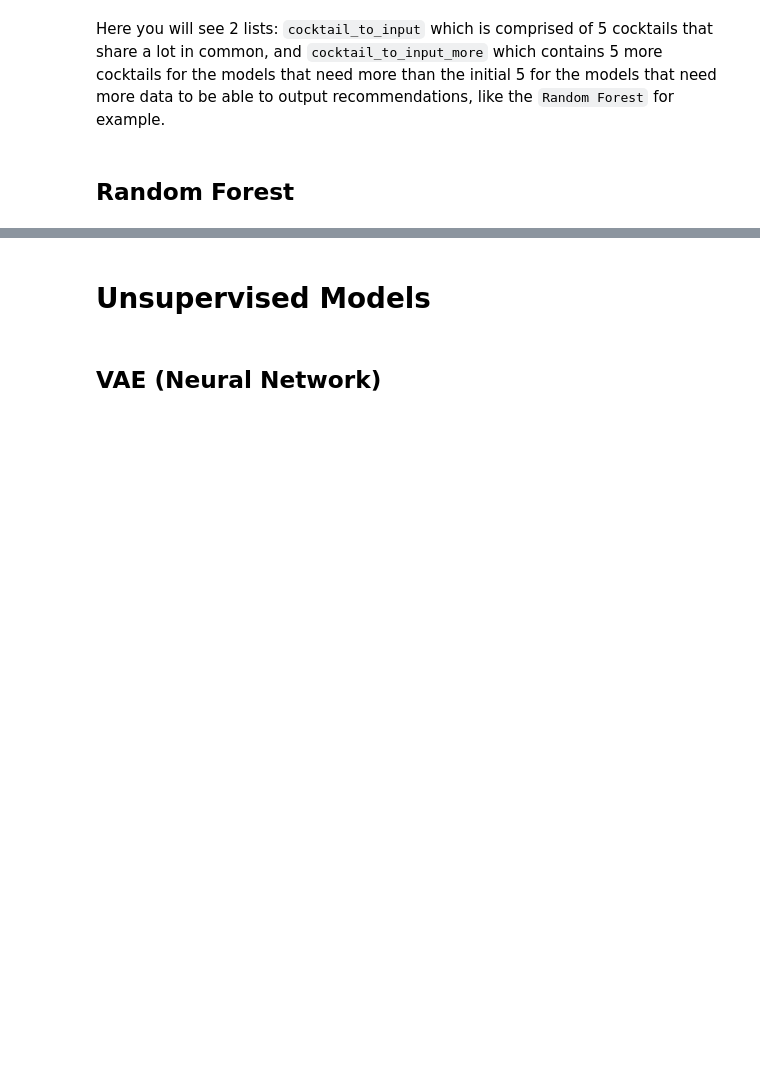
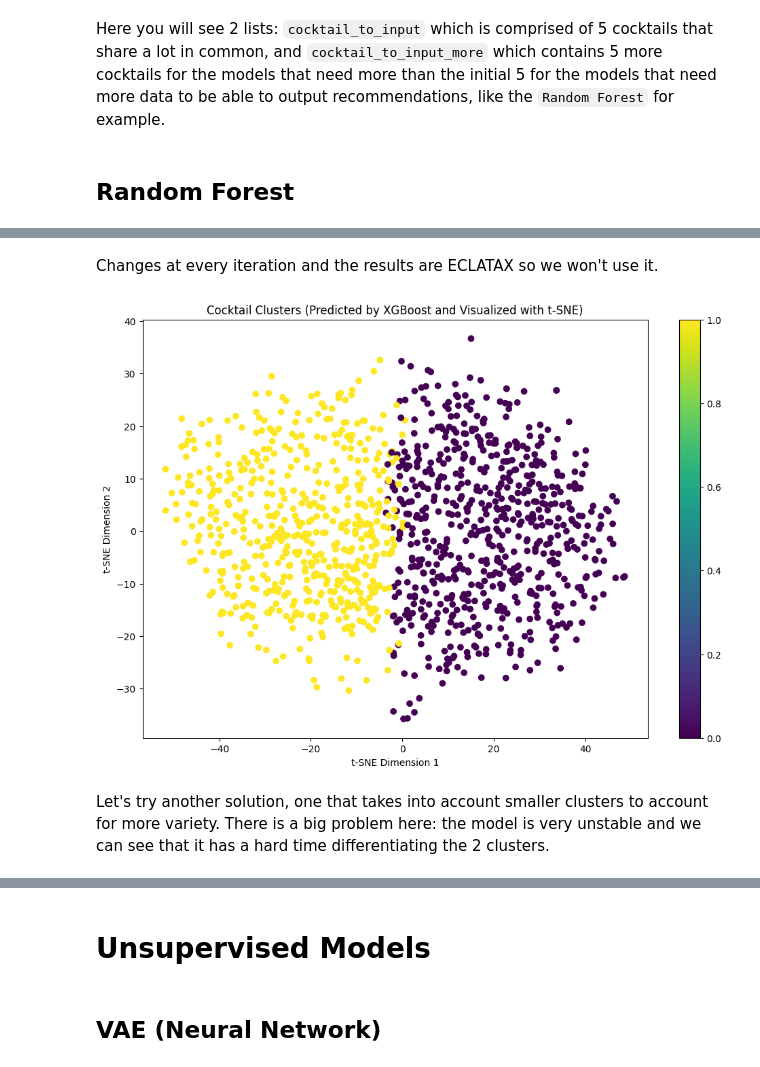
Before and after one commit to whodatboiii/Machine-Learning-Project-in-BA, a Jupyter notebook: difford_scrape.ipynb, the cells around one changed output, grey strips where cells are left out. Drawn from its saved outputs; the diff is of its cells as text; code cells hidden in the pictures; blank space fills up the shorter version.

```diff
--- a/difford_scrape.ipynb
+++ b/difford_scrape.ipynb
@@ -830,0 +941,15 @@ plt.show()
+# %% [markdown]
+Changes at every iteration and the results are ECLATAX so we won't use it.
+# %%
+# Create a scatter plot
+plt.figure(figsize=(12, 8))
+scatter = plt.scatter(X_embedded[:, 0], X_embedded[:, 1], c=clusters, cmap='viridis')
+plt.colorbar(scatter)
+plt.title('Cocktail Clusters (Predicted by XGBoost and Visualized with t-SNE)')
+plt.xlabel('t-SNE Dimension 1')
+plt.ylabel('t-SNE Dimension 2')
+plt.show()
+# %% [output]
+[figure, added]
+# %% [markdown]
+Let's try another solution, one that takes into account smaller clusters to account for more variety. There is a big problem here: the model is very unstable and we can see that it has a hard time differentiating the 2 clusters.
```
Also changed, not shown: parts of 9 cells of this notebook.
